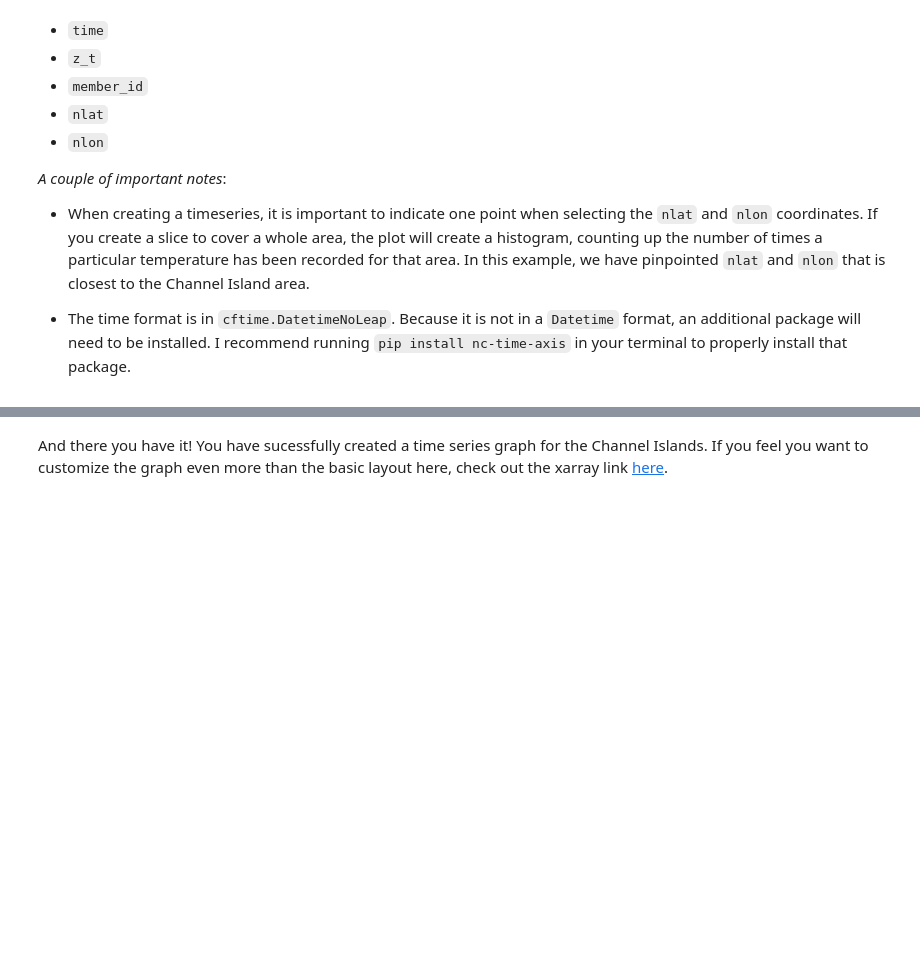
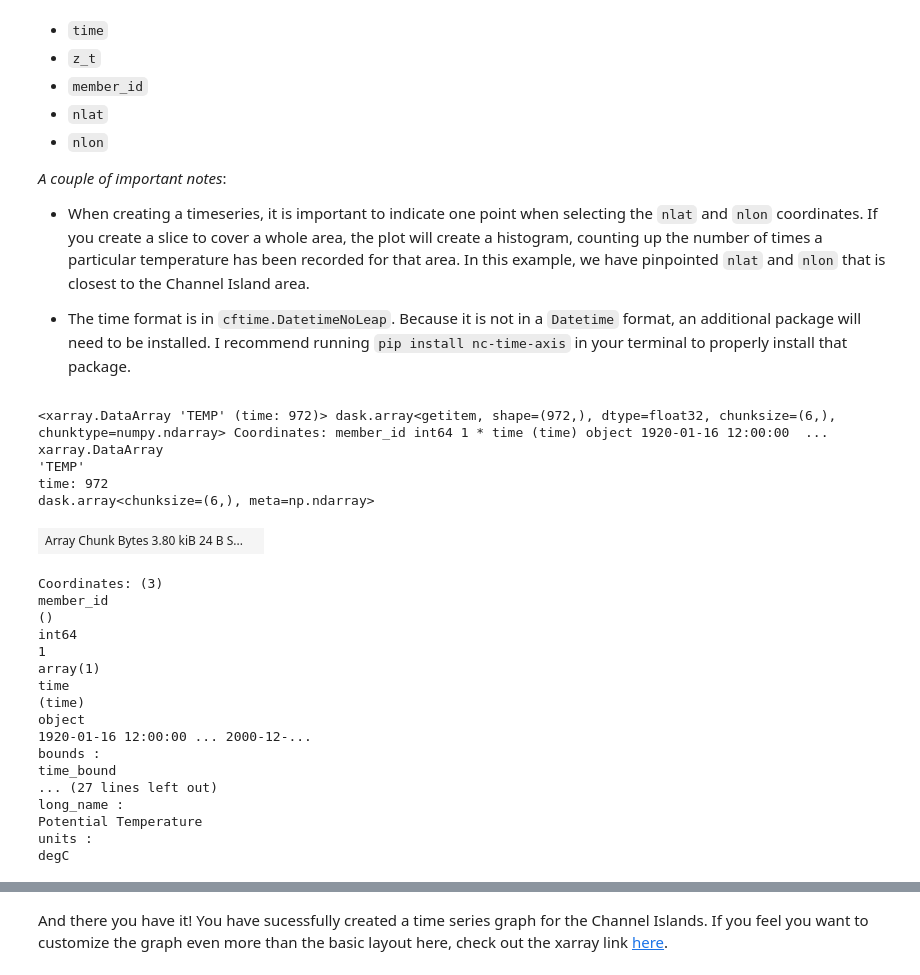
Before and after one commit to Channelislanders/toolkit, a Jupyter notebook: Time_series.ipynb, the cells around one changed output, grey strips where cells are left out. Cells and saved outputs as stored; diff of their text form; code cells hidden in the pictures; blank space fills up the shorter version.

```diff
--- a/Time_series.ipynb
+++ b/Time_series.ipynb
@@ -411,18 +415,42 @@ Below is an example code of how I created the time series. Parts of this code ar
 # %%
 #example code
 
+#select just one point on the graph (this point is closest to channel islands)
+test_2 = ds_20C.isel(nlat=(280), nlon=(240))
+
 #slice for particular timeframe
-test_2 = ds_20C.sel(time=slice("1920", "2000"))
+test_2000 = test_2.sel(time=slice("1920", "2000"))
 
 #select the TEMP column and set z_t, which is depth to 0 for sea surface temeperature
-test_2000_2 = test_2.TEMP.sel(z_t = 0, method = "nearest")
+point_2 = test_2000.TEMP.sel(z_t = 0, method = "nearest")
 
 #select a member_id
-point_2 = test_2000_2.sel(member_id = 1)
-point_2
-
-#select just one point on the graph (this point is closest to channel islands)
-point_3 = point_2.isel(nlat=(280), nlon=(240))
+point_3 = point_2.sel(member_id = 1)
+point_3
+# %% [output]
+<xarray.DataArray 'TEMP' (time: 972)> dask.array<getitem, shape=(972,), dtype=float32, chunksize=(6,), chunktype=numpy.ndarray> Coordinates: member_id int64 1 * time (time) object 1920-01-16 12:00:00  ...
+xarray.DataArray
+'TEMP'
+time: 972
+dask.array<chunksize=(6,), meta=np.ndarray>
+| Array Chunk Bytes 3.80 kiB 24 B S... |  |
+Coordinates: (3)
+member_id
+()
+int64
+1
+array(1)
+time
+(time)
+object
+1920-01-16 12:00:00 ... 2000-12-...
+bounds :
+time_bound
+... (27 lines left out)
+long_name :
+Potential Temperature
+units :
+degC
 # %%
 point_3
 # %% [output]
```
Also changed, not shown: parts of 9 cells of this notebook.
